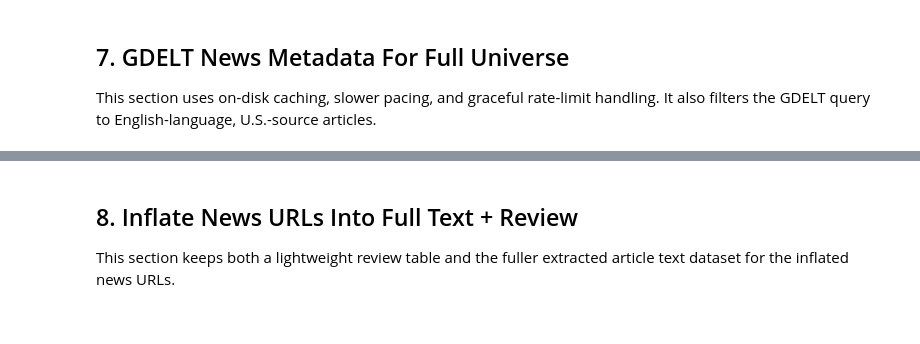
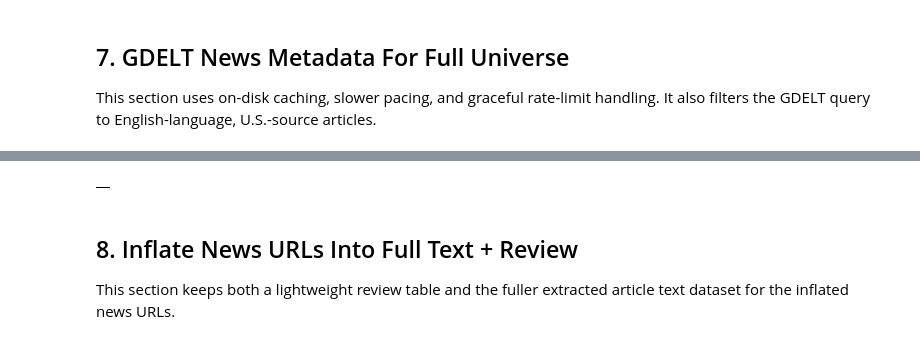
Before and after one commit to sagnikrana/portfolio-analyzer, a Jupyter notebook: data_pipeline/review_full_dataset_sources.ipynb, the cells around one changed output, grey strips where cells are left out. Cells and saved outputs as stored; diff of their text form; code cells hidden in the pictures.

```diff
--- a/data_pipeline/review_full_dataset_sources.ipynb
+++ b/data_pipeline/review_full_dataset_sources.ipynb
@@ -827,3 +816,7 @@ VOO
+# %%
+gdelt_articles
+# %% [output]
+|  |
 # %% [markdown]
 ## 8. Inflate News URLs Into Full Text + Review
 
```
Also changed, not shown: parts of 2 cells of this notebook.
